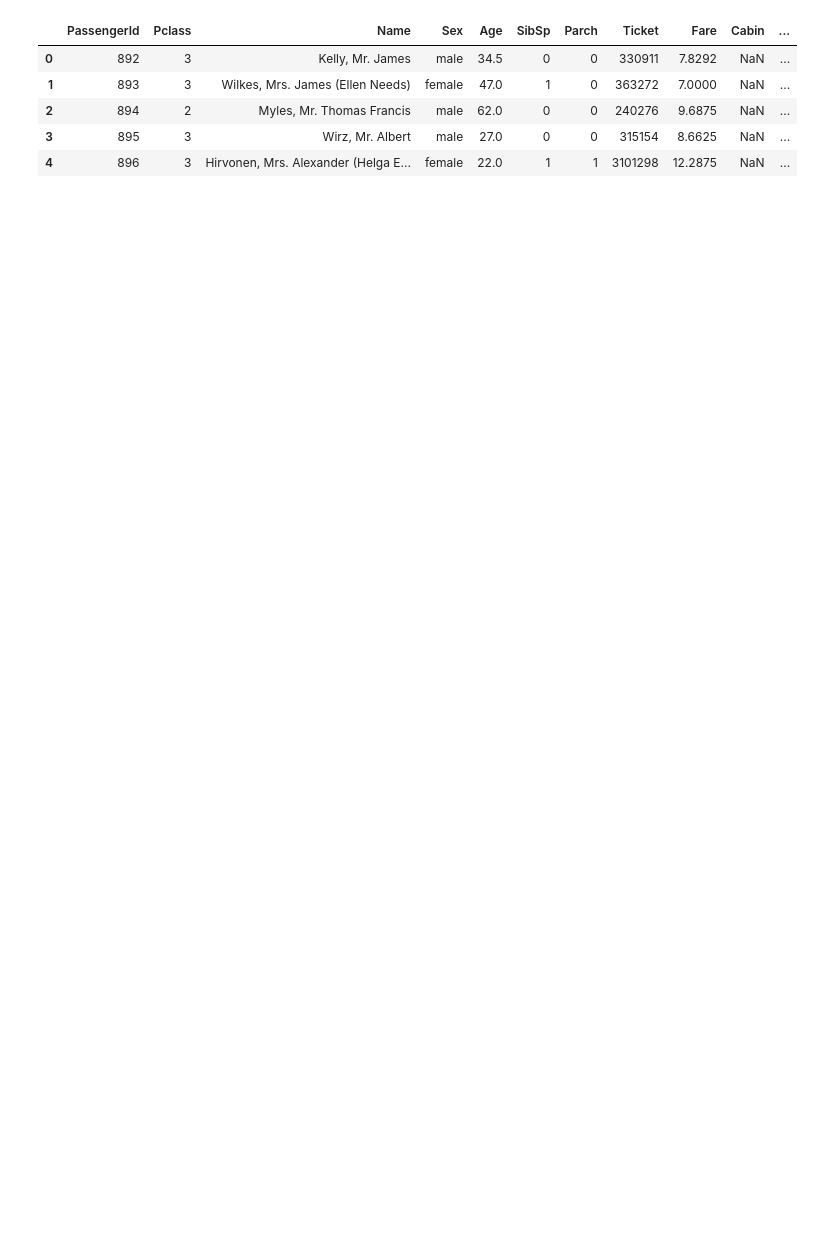
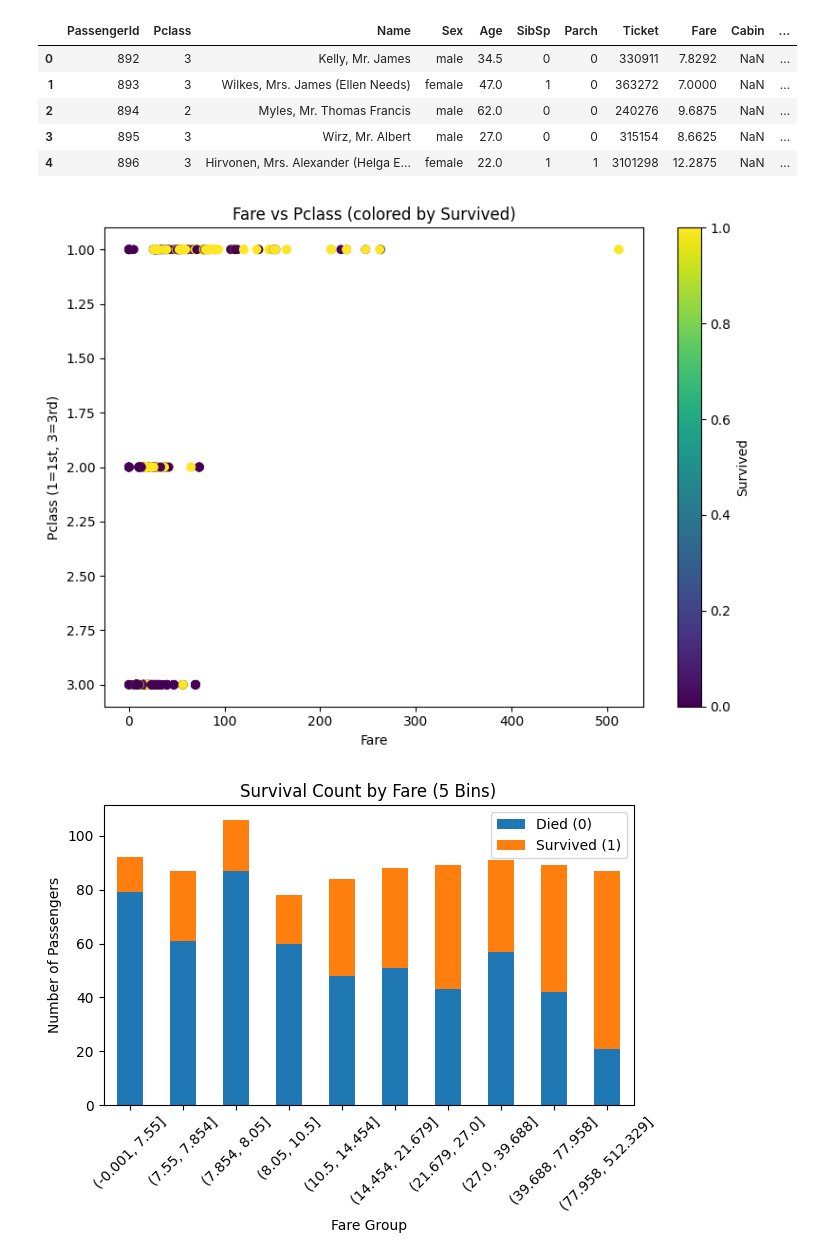
Before and after one commit to dz-u/kaggle_Titanic---Machine-Learning-from-Disaster, a Jupyter notebook: src/titanic_code.ipynb, the cells around one changed output. Cells and saved outputs as stored; diff of their text form; code cells hidden in the pictures; blank space fills up the shorter version.

```diff
--- a/src/titanic_code.ipynb
+++ b/src/titanic_code.ipynb
@@ -98,3 +98,31 @@ display(df_test.head())
 # C = シェルブール (Cherbourg)
 # Q = クイーンズタウン (Queenstown)
 # S = サウサンプトン (Southampton)
+# %%
+#運賃と生存の関係
+
+plt.figure(figsize=(8,6))
+plt.scatter(df_train['Fare'], df_train['Pclass'], c=df_train['Survived'])
+plt.xlabel("Fare")
+plt.ylabel("Pclass (1=1st, 3=3rd)")
+plt.title("Fare vs Pclass (colored by Survived)")
+plt.gca().invert_yaxis()  # 1等を上に
+plt.colorbar(label="Survived")
+plt.tight_layout()
+plt.show()
+
+df_train['Fare_bin'] = pd.qcut(df_train['Fare'], 10)
+fare_survival = df_train.groupby(['Fare_bin','Survived']).size().unstack()
+
+fare_survival.plot(kind='bar', stacked=True)
+plt.title("Survival Count by Fare (5 Bins)")
+plt.xlabel("Fare Group")
+plt.ylabel("Number of Passengers")
+plt.legend(['Died (0)', 'Survived (1)'])
+plt.xticks(rotation=45)
+plt.tight_layout()
+plt.show()
+#運賃が高い奴生存率高め
+# %% [output]
+[figure, added]
+[figure, added]
```
Also changed, not shown: parts of 5 cells of this notebook, 1 other file.
